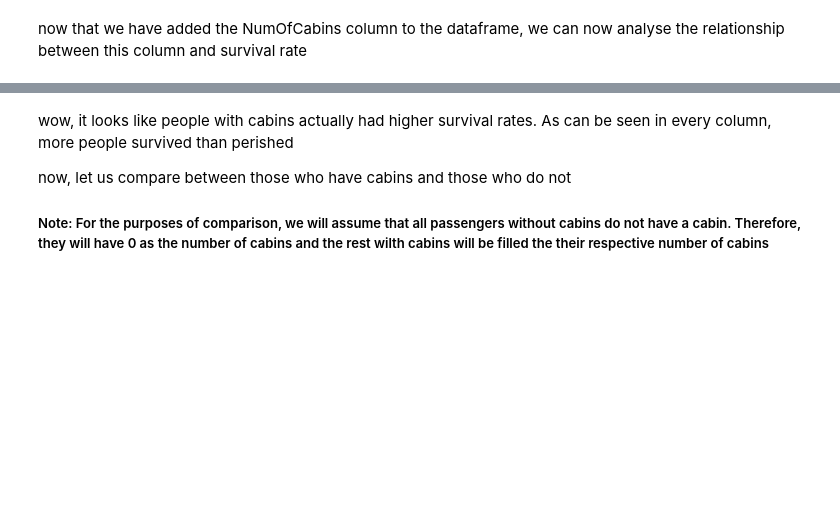
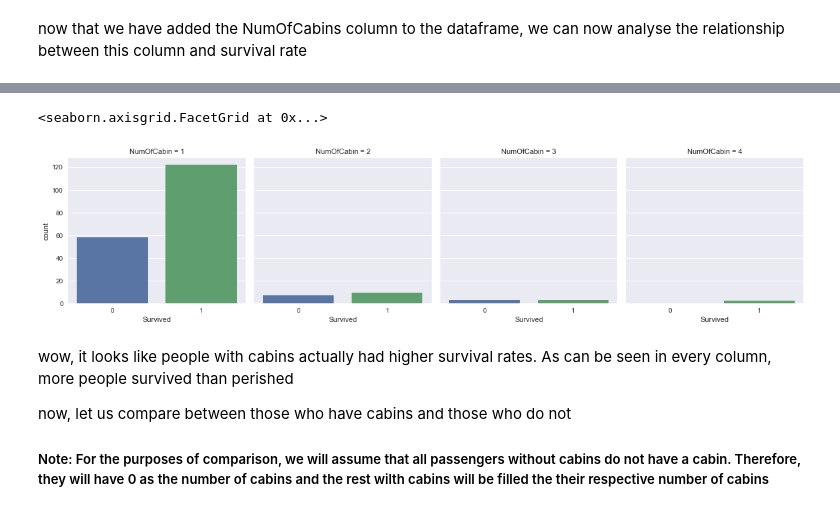
Before and after one commit to boonsiangteh/boonsiangteh.github.io, a Jupyter notebook: Boon_EDA_with_Titanic_Dataset.ipynb, the cells around one changed output, grey strips where cells are left out. Saved outputs shown, nothing was run; the diff lists cells and outputs as text; code cells hidden in the pictures; blank space fills up the shorter version.

```diff
--- a/Boon_EDA_with_Titanic_Dataset.ipynb
+++ b/Boon_EDA_with_Titanic_Dataset.ipynb
@@ -307,5 +572,8 @@ sns.factorplot(data=df_train_w_cabin, x='NumOfCabins', kind='count')
 # %%
-sns.factorplot(data=df_train_w_cabin, x='Survived', col='NumOfCabins', kind='count')
+sns.factorplot(data=df_train_w_cabin, x='Survived', col='NumOfCabin', kind='count')
+# %% [output]
+<seaborn.axisgrid.FacetGrid at 0x...>
+[figure, added]
 # %% [markdown]
 wow, it looks like people with cabins actually had higher survival rates. As can be seen in every column, more people survived than perished
 
```
Also changed, not shown: parts of 59 cells of this notebook, 1 other file.
